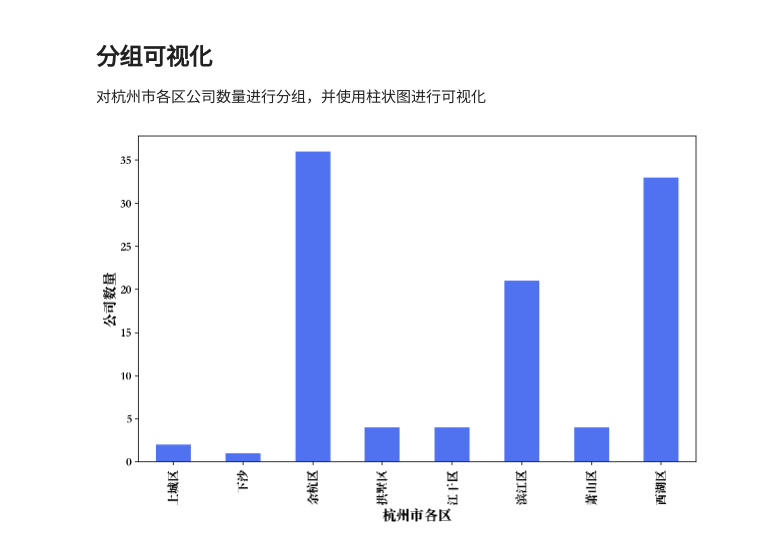
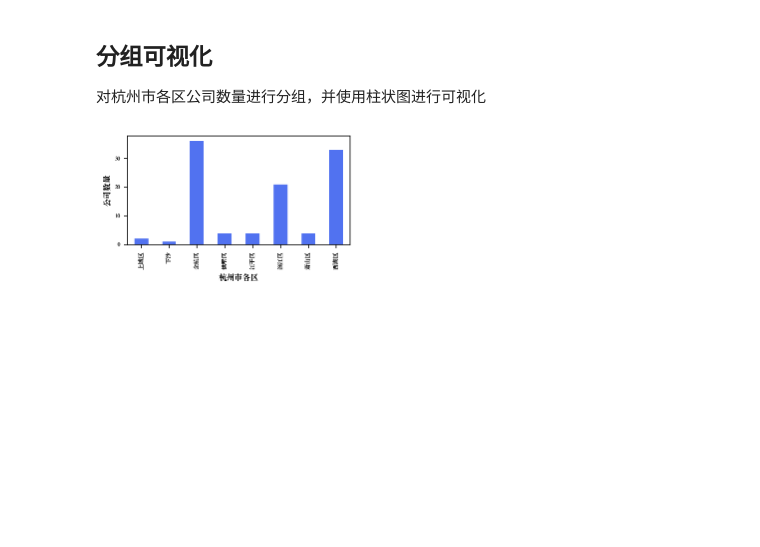
Before and after one commit to liuhuanshuo/zaoqi-book, a Jupyter notebook: _build/jupyter_execute/doc/chapter4/数据分组.ipynb, the cells around one changed output. Cells and saved outputs as stored; diff of their text form; code cells hidden in the pictures; blank space fills up the shorter version.

```diff
--- a/_build/jupyter_execute/doc/chapter4/数据分组.ipynb
+++ b/_build/jupyter_execute/doc/chapter4/数据分组.ipynb
@@ -315,14 +325,14 @@ df.groupby('district').filter(lambda x: x['salary'].mean() < 30000)
 # %%
 import matplotlib.pyplot as plt
 %config InlineBackend.figure_format = 'retina'
 plt.rcParams['font.sans-serif'] = ['Songti SC']
 
 df.groupby("district")['positionName'].count().plot(
-    kind='bar', figsize=(10, 6), color='#5172F0', fontsize=12)
+    kind='bar', figsize=(4, 2), color='#5172F0', fontsize=6)
 
-plt.ylabel("公司数量",fontsize = 14)
-plt.xlabel("杭州市各区",fontsize = 14)
+plt.ylabel("公司数量",fontsize = 8)
+plt.xlabel("杭州市各区",fontsize = 8)
 
 plt.show()
 # %% [output]
-[figure, old version]
+[figure, new version]
```
Also changed, not shown: parts of 3 cells of this notebook, 49 other files.
